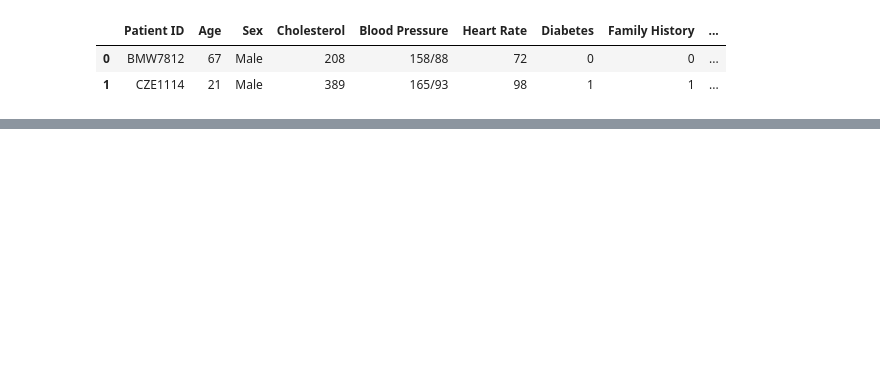
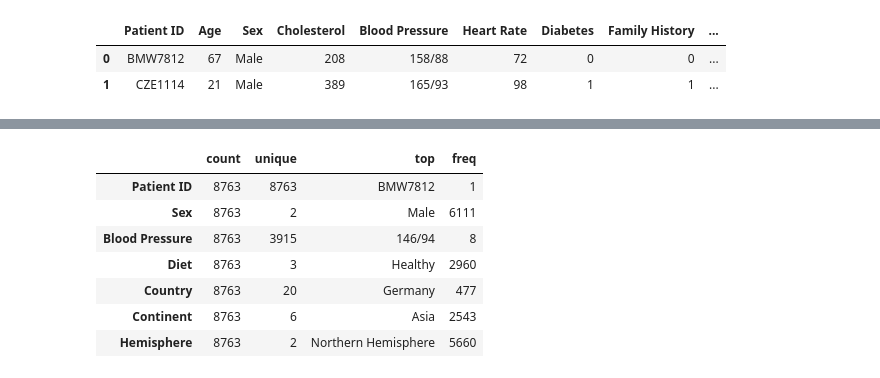
Before and after one commit to Collinceselly/heart_attack_classification, a Jupyter notebook: notebook/EDA.ipynb, the cells around one changed output, grey strips where cells are left out. Saved outputs shown, nothing was run; the diff lists cells and outputs as text; code cells hidden in the pictures; blank space fills up the shorter version.

```diff
--- a/notebook/EDA.ipynb
+++ b/notebook/EDA.ipynb
@@ -16,0 +149,11 @@ df.head(2)
+# %%
+df[cat_columns].describe().T
+# %% [output]
+|  | count | unique | top | freq |
+| Patient ID | 8763 | 8763 | BMW7812 | 1 |
+| Sex | 8763 | 2 | Male | 6111 |
+| Blood Pressure | 8763 | 3915 | 146/94 | 8 |
+| Diet | 8763 | 3 | Healthy | 2960 |
+| Country | 8763 | 20 | Germany | 477 |
+| Continent | 8763 | 6 | Asia | 2543 |
+| Hemisphere | 8763 | 2 | Northern Hemisphere | 5660 |
```
Also changed, not shown: parts of 25 cells of this notebook.
